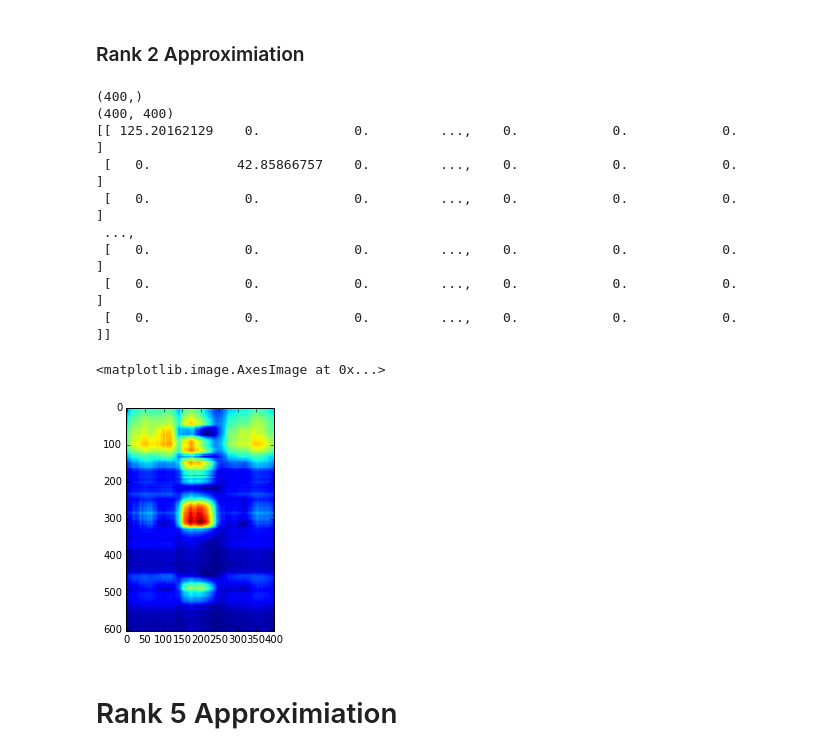
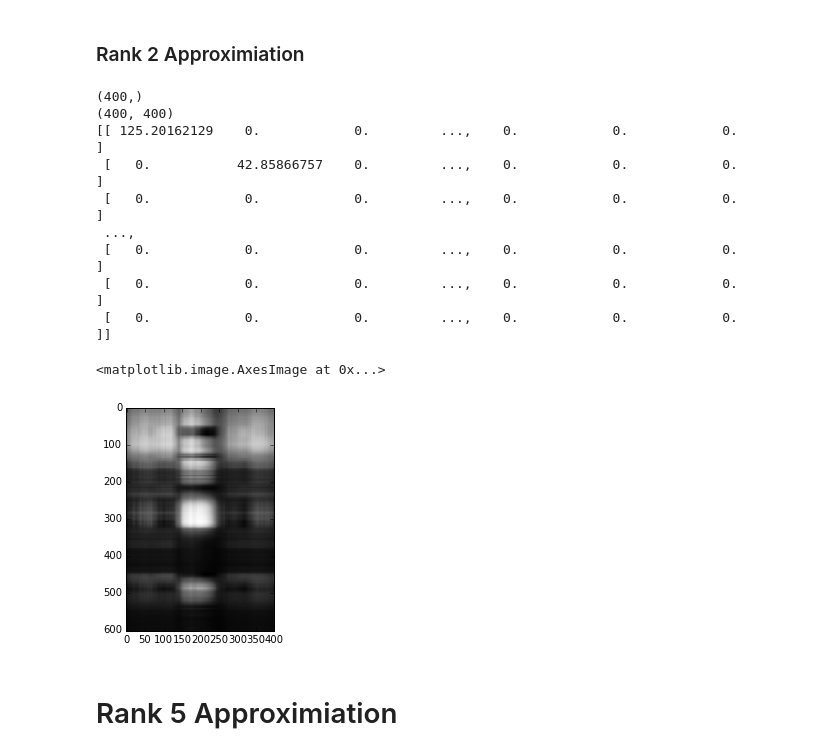
Before and after one commit to RohanNagar/datasciencelab-utaustin, a Jupyter notebook: lab4/lab4.ipynb, the cells around one changed output. Drawn from its saved outputs; the diff is of its cells as text; code cells hidden in the pictures.

```diff
--- a/lab4/lab4.ipynb
+++ b/lab4/lab4.ipynb
@@ -265,13 +279,0 @@ plt.imshow(M)
-# %%
-# Convert image from RGBA to RGB, and then to grayscale
-# Help from:
-# https://stackoverflow.com/questions/22977103/matplotlib-equivalent-to-skimage-io-imreadfname-as-grey-true
-M = M[:, :, :3]
-M.shape
-
-M = ([0.2125, 0.7154, 0.0721] * M).sum(axis=2)
-plt.imshow(M)
-# import PIL.Image
-
-# img = Image.open(FILENAME).convert('L')
-# arr = np.array(img)
@@ -309,30 +308,30 @@ print(M[0:2])
 # %%
 # Got inspiration from here:
 # https://docs.scipy.org/doc/numpy/reference/generated/numpy.linalg.svd.html
 
 s_rank2 = np.copy(s)
 print(s_rank2.shape)
 s_rank2[2:] = 0
 
 S = np.zeros(M.shape)
 result = np.diag(s_rank2)
 print(result.shape)
 S[:400, :400] = result
 print(S)
 rank2_approx = u @ S @ v
-plt.imshow(rank2_approx)
+plt.imshow(rank2_approx, cmap='Greys_r')
 # %% [output]
 (400,)
 (400, 400)
 [[ 125.20162129    0.            0.         ...,    0.            0.            0.        ]
  [   0.           42.85866757    0.         ...,    0.            0.            0.        ]
  [   0.            0.            0.         ...,    0.            0.            0.        ]
  ...,
  [   0.            0.            0.         ...,    0.            0.            0.        ]
  [   0.            0.            0.         ...,    0.            0.            0.        ]
  [   0.            0.            0.         ...,    0.            0.            0.        ]]
 <matplotlib.image.AxesImage at 0x...>
-[figure, old version]
+[figure, new version]
 # %% [markdown]
 # Rank 5 Approximiation
 # %%
```
Also changed, not shown: parts of 15 cells of this notebook.
